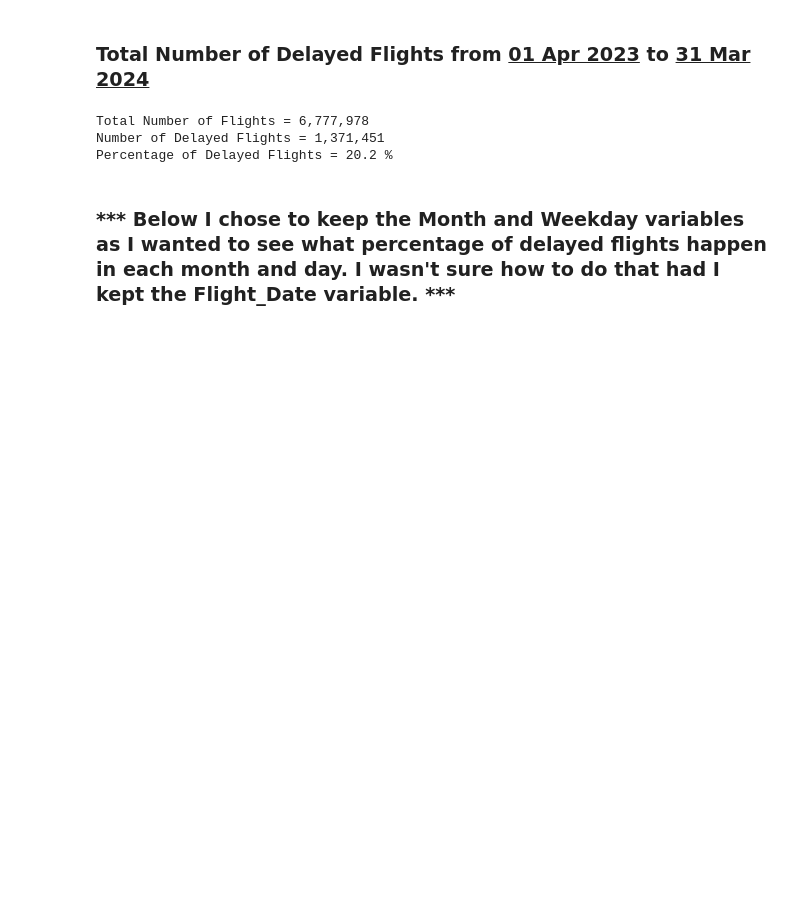
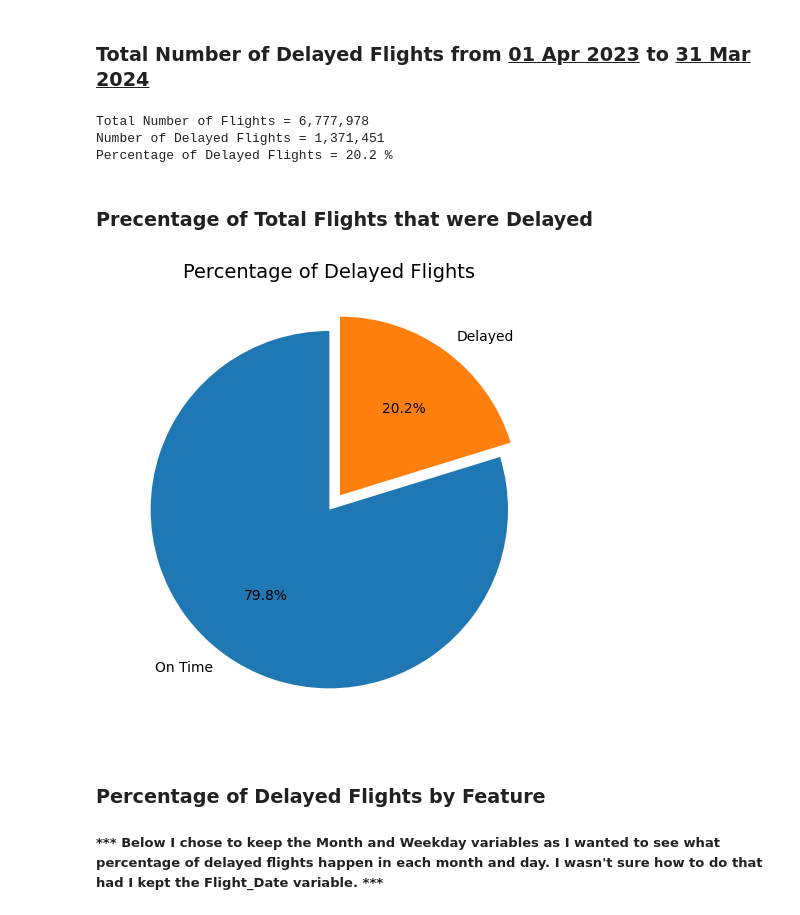
Before and after one commit to B-Treftz/Flight_Status_Predictor, a Jupyter notebook: 1_EDA/EDA_Brian.ipynb, the cells around one changed output. Saved outputs shown, nothing was run; the diff lists cells and outputs as text; code cells hidden in the pictures; blank space fills up the shorter version.

```diff
--- a/1_EDA/EDA_Brian.ipynb
+++ b/1_EDA/EDA_Brian.ipynb
@@ -15,7 +26,5 @@ pd.options.display.max_columns = 50
 # %%
-# Import data
-
-df = pd.read_csv('Flight_On_Time_Data.csv')
+# df = pd.read_csv('Flight_On_Time_Data.csv')
 # %% [markdown]
 ## Organize DataFrame
 # %%
@@ -138,0 +170,16 @@ memory usage: 672.3+ MB
+# %%
+# Ensure Distance_Group is treated as a categorical variable
+df['Distance_Group'] = df['Distance_Group'].astype('category')
+
+
+
+# Describe Categorical Values
+df[['Carrier_Name',
+   'Month',
+   'Week_Day',
+   'Tail_Number',
+   'Origin','Destination',
+   'Dep_Time_Block_Group',
+   'Arr_Time_Block_Group',
+   'Distance_Group'
+]].describe()
@@ -155,34 +218,40 @@ print(f'Percentage of Delayed Flights = {(delayed/num_flights)*100:.3} %')
 Total Number of Flights = 6,777,978
 Number of Delayed Flights = 1,371,451
 Percentage of Delayed Flights = 20.2 %
+# %% [markdown]
+### Precentage of Total Flights that were Delayed
 # %%
-# Visualizing total delayed flight stats
+# Visualizing Delayed Flight Percentage
 
 # Data and Labels
 data = [on_time, delayed]
 keys = ['On Time', 'Delayed']
 
 # Pie Chart
-fig_pie = go.Figure(data=[go.Pie(
-    values=data,
+fig, ax = plt.subplots()
+wedges, texts, autotexts = ax.pie(
+    data,
     labels=keys,
-    pull=[0,0.1],
-    rotation = 73,
-    textinfo='label+percent',
-    insidetextorientation='horizontal'
-    )])
+    autopct='%1.1f%%',
+    startangle=90,
+    explode=[0, 0.1]
+)
+
 
 # Adjusting Figure Size
-fig_pie.update_layout(
-    width=500,
-    height=500,
-    title_text='Percentage of Delayed Flights',
-    title_x=0.5,
-    showlegend=False
-    )
+fig.set_size_inches(5, 5)
 
-fig_pie.show()
+# Title and Layout Adjustments
+plt.title('Percentage of Delayed Flights', fontsize=14)
+plt.tight_layout()
+
+# Display the plot
+plt.show()
+# %% [output]
+[figure, added]
 # %% [markdown]
-### *** Below I chose to keep the Month and Weekday variables as I wanted to see what percentage of delayed flights happen in each month and day. I wasn't sure how to do that had I kept the Flight_Date variable. ***
+### Percentage of Delayed Flights by Feature
+
+#####  *** Below I chose to keep the Month and Weekday variables as I wanted to see what percentage of delayed flights happen in each month and day. I wasn't sure how to do that had I kept the Flight_Date variable. ***
 # %%
 # Define categorical variables
```
Also changed, not shown: parts of 15 cells of this notebook.
